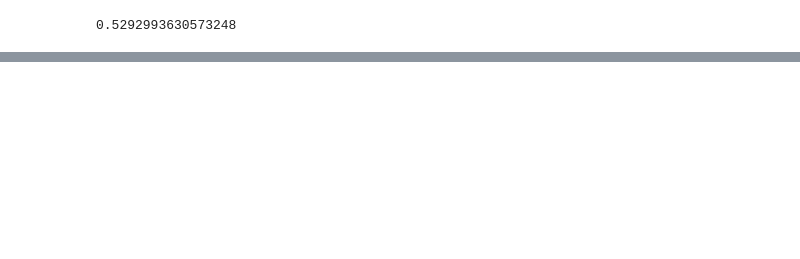
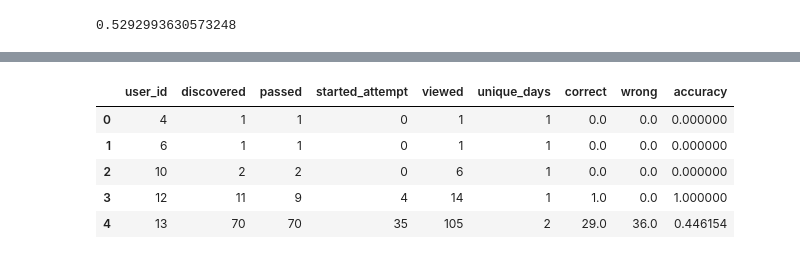
Before and after one commit to NLZer0/Stepic-analytical-contest, a Jupyter notebook: main.ipynb, the cells around one changed output, grey strips where cells are left out. Saved outputs shown, nothing was run; the diff lists cells and outputs as text; code cells hidden in the pictures; blank space fills up the shorter version.

Commit message:
checked the model on the test data from the task and saved the result to a file

```diff
--- a/main.ipynb
+++ b/main.ipynb
@@ -291,0 +334,5 @@ recall_score(y_test,prediction)
+# %%
+sub_data_test = pd.read_csv('data/submission_data_test.csv')
+# %%
+sub_data_test['date'] = pd.to_datetime(sub_data_test.timestamp, unit='s')
+sub_data_test['day'] = sub_data_test.date.dt.date
@@ -291,0 +348,8 @@ recall_score(y_test,prediction)
+# %%
+test_user_data = events_data_test.pivot_table(index='user_id',
+                                         columns='action',
+                                         values='step_id',
+                                         aggfunc='count',
+                                         fill_value=0).reset_index()
+unique_days = events_data_test.groupby('user_id', as_index=False).agg({'day':'nunique'}).rename(columns={'day':'unique_days'})
+test_user_data = test_user_data.merge(unique_days, on='user_id', how='outer')
@@ -291,0 +365,17 @@ recall_score(y_test,prediction)
+# %%
+test_users_sub_data = sub_data_test.pivot_table(index='user_id',
+                                            columns='submission_status',
+                                            values='step_id',
+                                            aggfunc='count',
+                                            fill_value=0).reset_index()
+test_users_sub_data['accuracy'] = test_users_sub_data.correct / (test_users_sub_data.correct + test_users_sub_data.wrong)
+test_user_data = test_user_data.merge(test_users_sub_data, on='user_id', how='outer').fillna(0)
+# %%
+test_user_data.head()
+# %% [output]
+|  | user_id | discovered | passed | started_attempt | viewed | unique_days | correct | wrong | accuracy |
+| 0 | 4 | 1 | 1 | 0 | 1 | 1 | 0.0 | 0.0 | 0.000000 |
+| 1 | 6 | 1 | 1 | 0 | 1 | 1 | 0.0 | 0.0 | 0.000000 |
+| 2 | 10 | 2 | 2 | 0 | 6 | 1 | 0.0 | 0.0 | 0.000000 |
+| 3 | 12 | 11 | 9 | 4 | 14 | 1 | 1.0 | 0.0 | 1.000000 |
+| 4 | 13 | 70 | 70 | 35 | 105 | 2 | 29.0 | 36.0 | 0.446154 |
```
Also changed, not shown: parts of 21 cells of this notebook, 1 other file.
